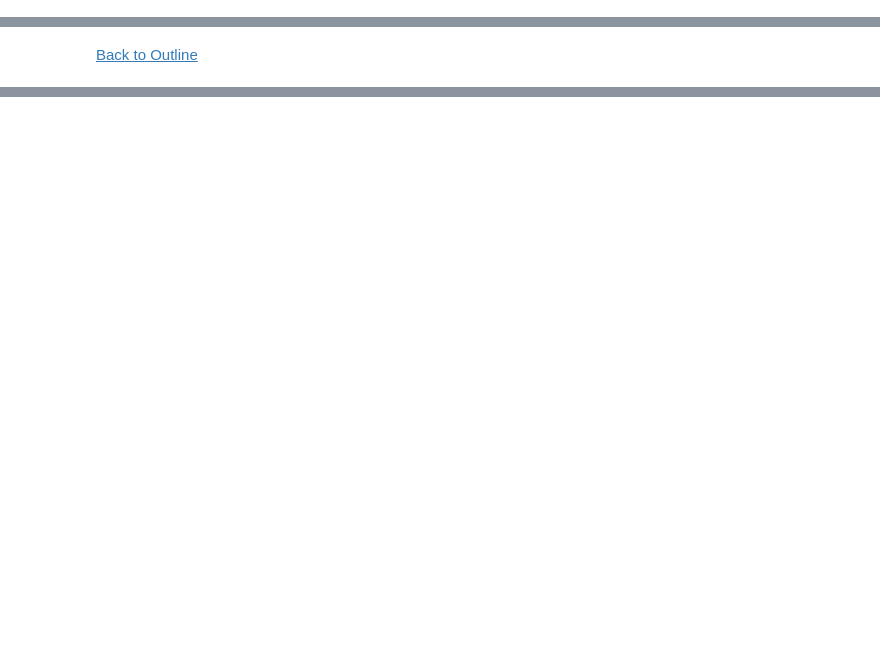
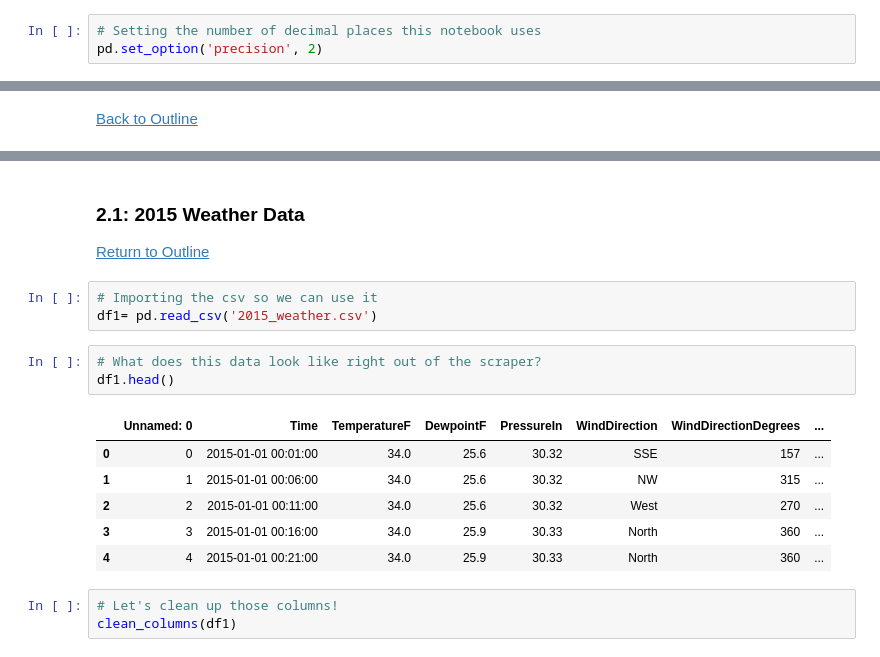
Before and after one commit to SteeleAlloy/final_capstone, a Jupyter notebook: weather_data_cleaning.ipynb, the cells around one changed output, grey strips where cells are left out. Cells and saved outputs as stored; diff of their text form; blank space fills up the shorter version.

```diff
--- a/weather_data_cleaning.ipynb
+++ b/weather_data_cleaning.ipynb
@@ -25,0 +33,3 @@ import os
+# %%
+# Setting the number of decimal places this notebook uses
+pd.set_option('precision', 2)
@@ -51,0 +55,19 @@ import os
+# %% [markdown]
+### 2.1: 2015 Weather Data
+[Return to Outline](#Project-Outline:-Weather-Data-Cleaning)
+# %%
+# Importing the csv so we can use it
+df1= pd.read_csv('2015_weather.csv')
+# %%
+# What does this data look like right out of the scraper?
+df1.head()
+# %% [output]
+|  | Unnamed: 0 | Time | TemperatureF | DewpointF | PressureIn | WindDirection | WindDirectionDegrees | ... |
+| 0 | 0 | 2015-01-01 00:01:00 | 34.0 | 25.6 | 30.32 | SSE | 157 | ... |
+| 1 | 1 | 2015-01-01 00:06:00 | 34.0 | 25.6 | 30.32 | NW | 315 | ... |
+| 2 | 2 | 2015-01-01 00:11:00 | 34.0 | 25.6 | 30.32 | West | 270 | ... |
+| 3 | 3 | 2015-01-01 00:16:00 | 34.0 | 25.9 | 30.33 | North | 360 | ... |
+| 4 | 4 | 2015-01-01 00:21:00 | 34.0 | 25.9 | 30.33 | North | 360 | ... |
+# %%
+# Let's clean up those columns!
+clean_columns(df1)
```
Also changed, not shown: parts of 92 cells of this notebook, 1 other file.
